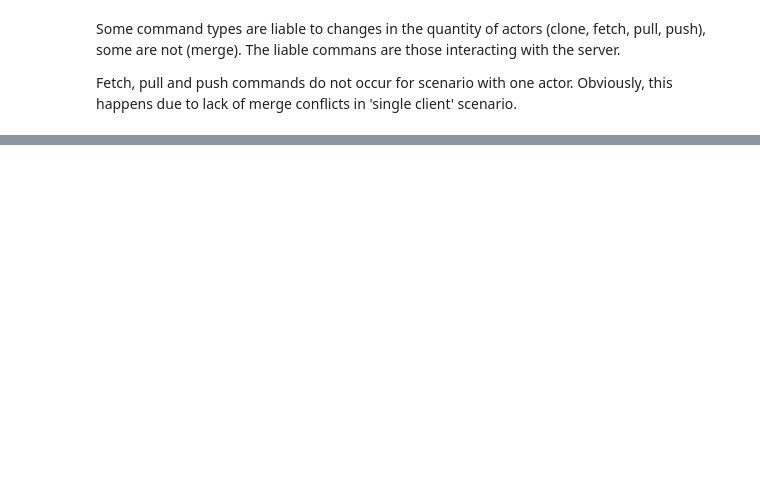
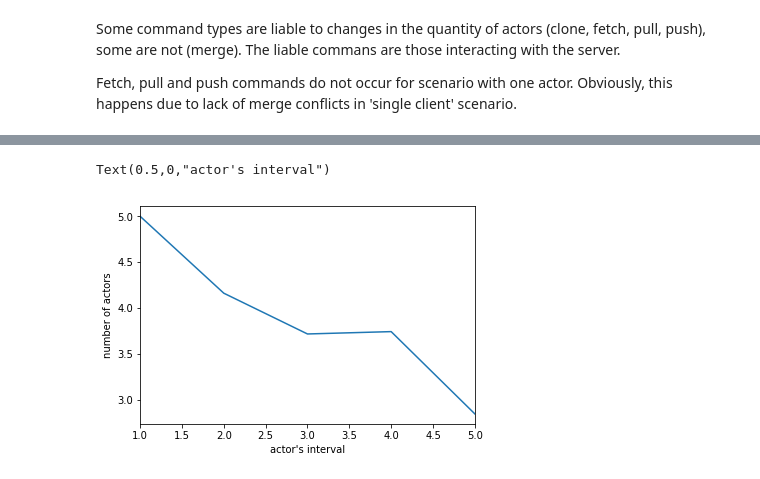
Before and after one commit to zacateras/loadtest-git-server-with-pulsar, a Jupyter notebook: report.ipynb, the cells around one changed output, grey strips where cells are left out. Cells and saved outputs as stored; diff of their text form; code cells hidden in the pictures; blank space fills up the shorter version.

```diff
--- a/report.ipynb
+++ b/report.ipynb
@@ -54,0 +62,9 @@ Fetch, pull and push commands do not occur for scenario with one actor. Obviousl
+# %%
+df_avg_over_cycles = df.groupby(['actor_interval'])['cycle_actor_count'].mean()
+ax = df_avg_over_cycles.plot()
+ax.set_ylabel('number of actors')
+ax.set_xlabel('actor\'s interval')
+# ax.set_ylabel('Command result (0.2 = False, 1.0 = True)')
+# %% [output]
+Text(0.5,0,"actor's interval")
+[figure, added]
```
Also changed, not shown: parts of 7 cells of this notebook.
